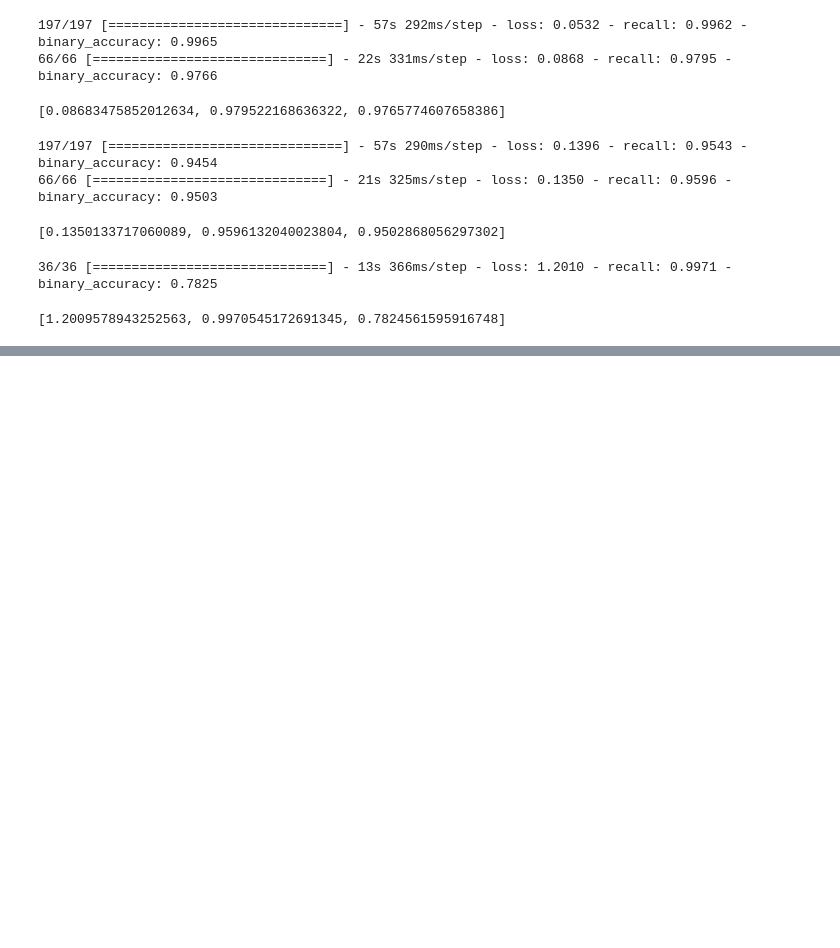
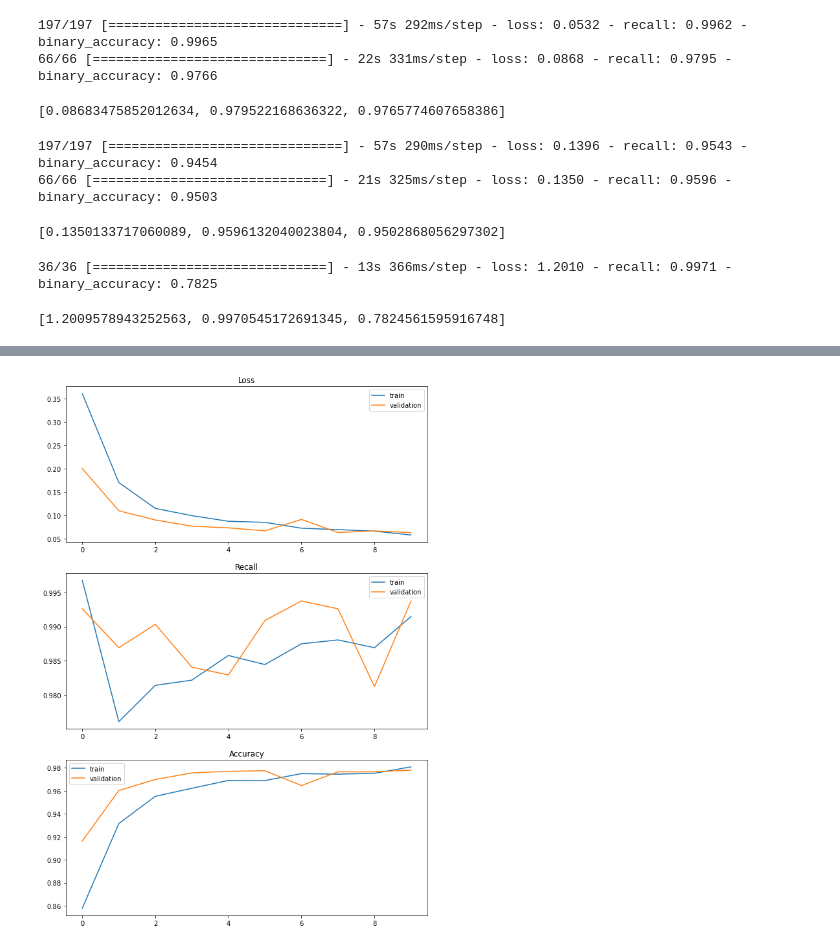
Before and after one commit to nickthetj/GroupProject4, a Jupyter notebook: notebooks/Lydia Scratch.ipynb, the cells around one changed output, grey strips where cells are left out. Saved outputs shown, nothing was run; the diff lists cells and outputs as text; code cells hidden in the pictures; blank space fills up the shorter version.

Commit message:
recall models

```diff
--- a/notebooks/Lydia Scratch.ipynb
+++ b/notebooks/Lydia Scratch.ipynb
@@ -638,0 +680,26 @@ model4.evaluate(test_generator)
+# %%
+model12 = models.Sequential()
+model12.add(layers.Conv2D(filters=32,
+                        kernel_size=(3, 3),
+                        activation='relu',
+                        input_shape=(64, 64, 1)))
+model12.add(layers.MaxPooling2D(pool_size=(2, 2)))
+model12.add(layers.Conv2D(64, (3, 3), activation='relu'))
+model12.add(layers.MaxPooling2D((2, 2)))
+model12.add(layers.Conv2D(64, (3, 3), activation='relu'))
+model12.add(layers.Flatten())
+model12.add(layers.Dense(64, activation='relu'))
+model12.add(layers.Dense(1, activation='sigmoid'))
+
+model12.compile(optimizer=tf.keras.optimizers.Adam(learning_rate=.0001),
+              loss='BinaryCrossentropy',
+              metrics=['Recall', 'BinaryAccuracy'])
+
+early_stop = EarlyStopping(monitor='val_loss', min_delta=1e-8,
+                           verbose=1, patience=3,
+                           mode='min')
+
+results12 = model12.fit(train_generator, epochs=10, validation_data=validation_set,
+                    callbacks=[early_stop])
+plot_loss_recall_and_accuracy(results12)
+# %% [output]
@@ -638,0 +726 @@ model4.evaluate(test_generator)
+[figure, added]
```
Also changed, not shown: parts of 6 cells of this notebook, 38 other files.
